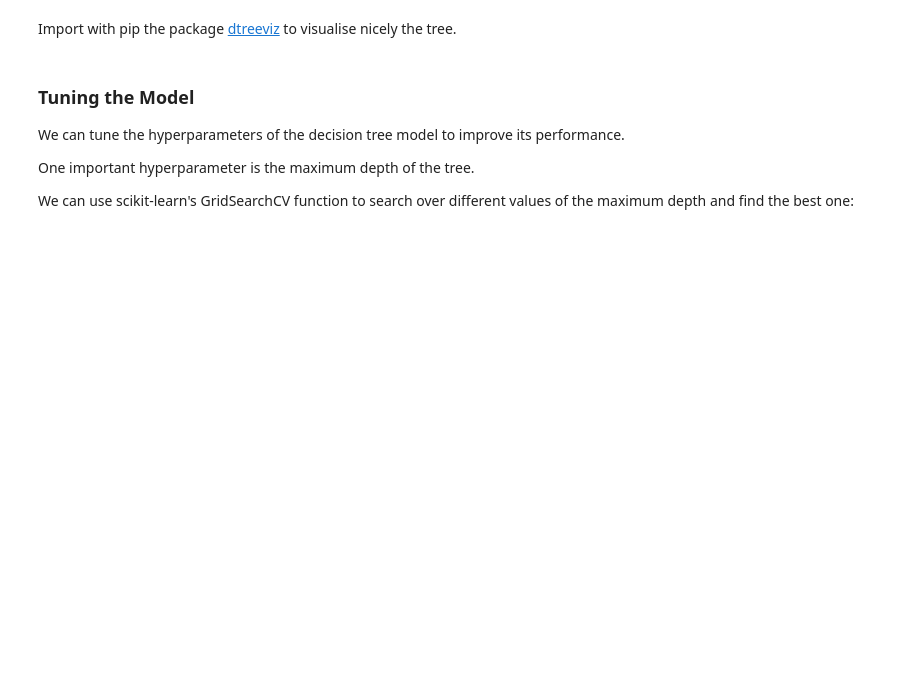
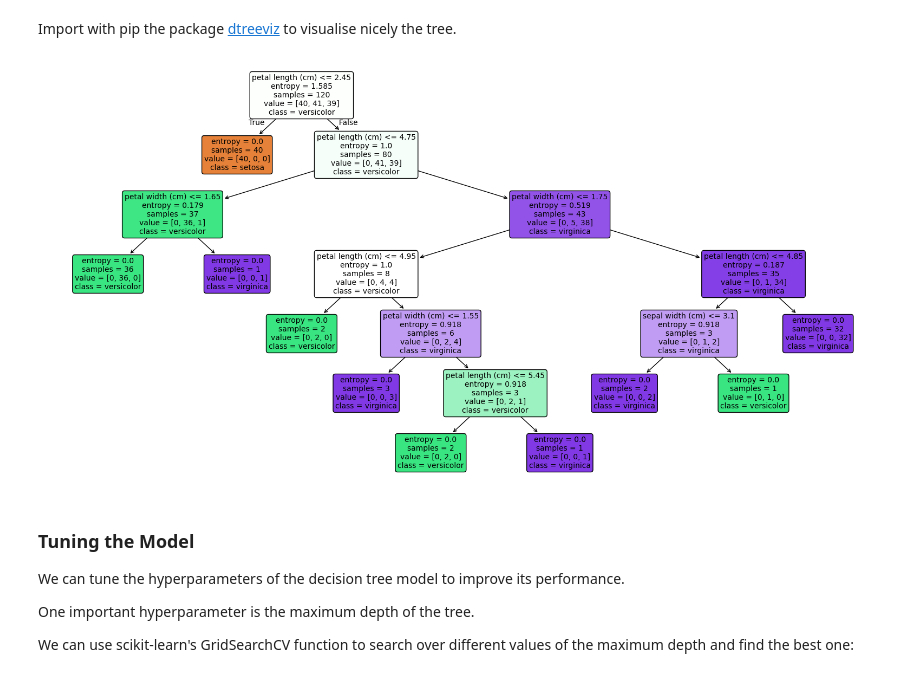
Before and after one commit to mihaicrisan04/UBB, a Jupyter notebook: Semester4/ai/a3/Lab3_AI_2023_unsolved.ipynb, the cells around one changed output. Saved outputs shown, nothing was run; the diff lists cells and outputs as text; code cells hidden in the pictures; blank space fills up the shorter version.

```diff
--- a/Semester4/ai/a3/Lab3_AI_2023_unsolved.ipynb
+++ b/Semester4/ai/a3/Lab3_AI_2023_unsolved.ipynb
@@ -143,3 +148,22 @@ viz
+# %%
+from sklearn.tree import plot_tree
+import matplotlib.pyplot as plt
+
+# Set a different font family
+plt.rcParams['font.family'] = 'DejaVu Sans'  # or try 'sans-serif'
+
+# Create the visualization
+plt.figure(figsize=(20,10))
+plot_tree(tree_clf,
+          feature_names=['sepal length (cm)', 'sepal width (cm)',
+                        'petal length (cm)', 'petal width (cm)'],
+          class_names=['setosa', 'versicolor', 'virginica'],
+          filled=True,
+          rounded=True,
+          fontsize=10)
+plt.show()
+# %% [output]
+[figure, added]
 # %% [markdown]
 ### Tuning the Model
 
```
Also changed, not shown: parts of 21 cells of this notebook, 1 other file.
